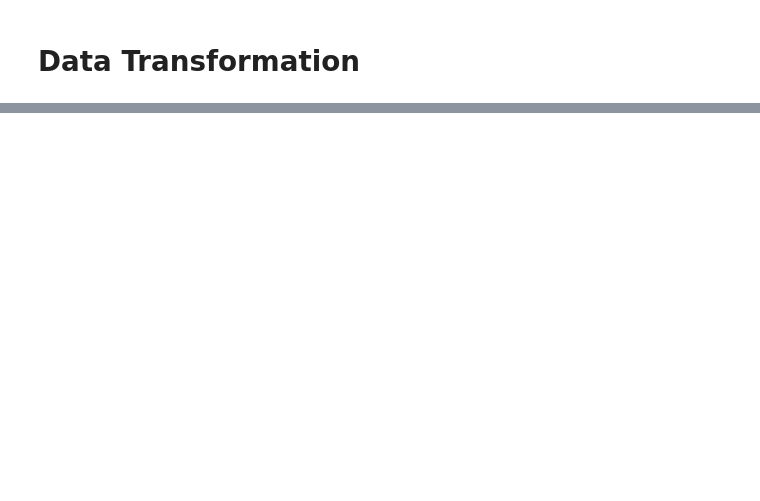
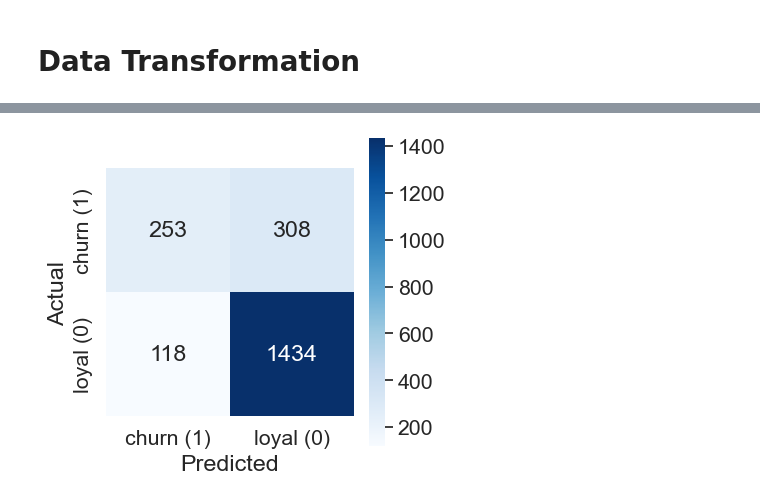
Before and after one commit to AbeerMahjoub/TelecomChurn, a Jupyter notebook: Notebooks/Modeling.ipynb, the cells around one changed output, grey strips where cells are left out. Cells and saved outputs as stored; diff of their text form; code cells hidden in the pictures; blank space fills up the shorter version.

```diff
--- a/Notebooks/Modeling.ipynb
+++ b/Notebooks/Modeling.ipynb
@@ -43,0 +187,4 @@ X_train.shape, X_test.shape
+# %%
+plot_confusion_matrix(y_test, rf_y_pred)
+# %% [output]
+[figure, added]
```
Also changed, not shown: parts of 24 cells of this notebook, 4 other files.
